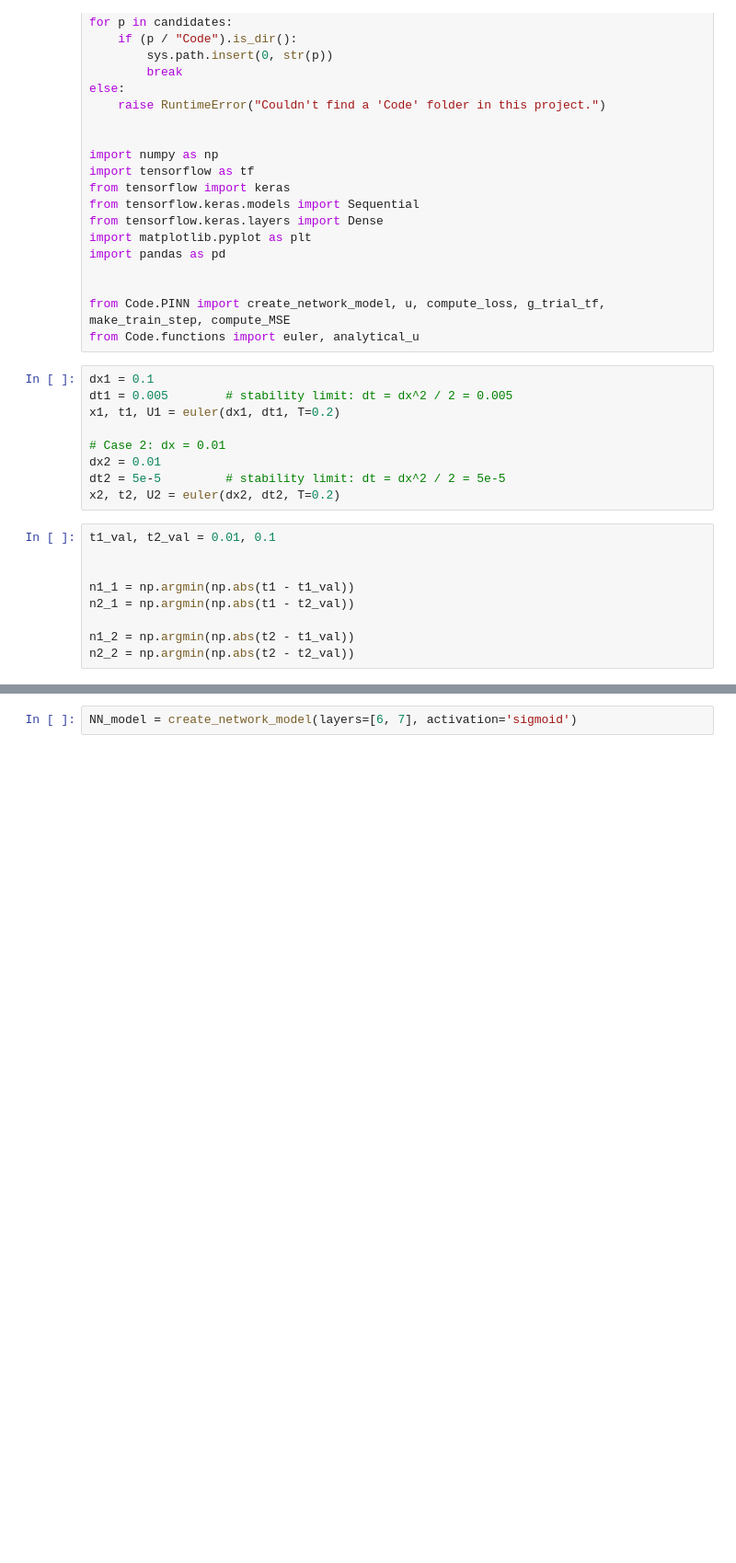
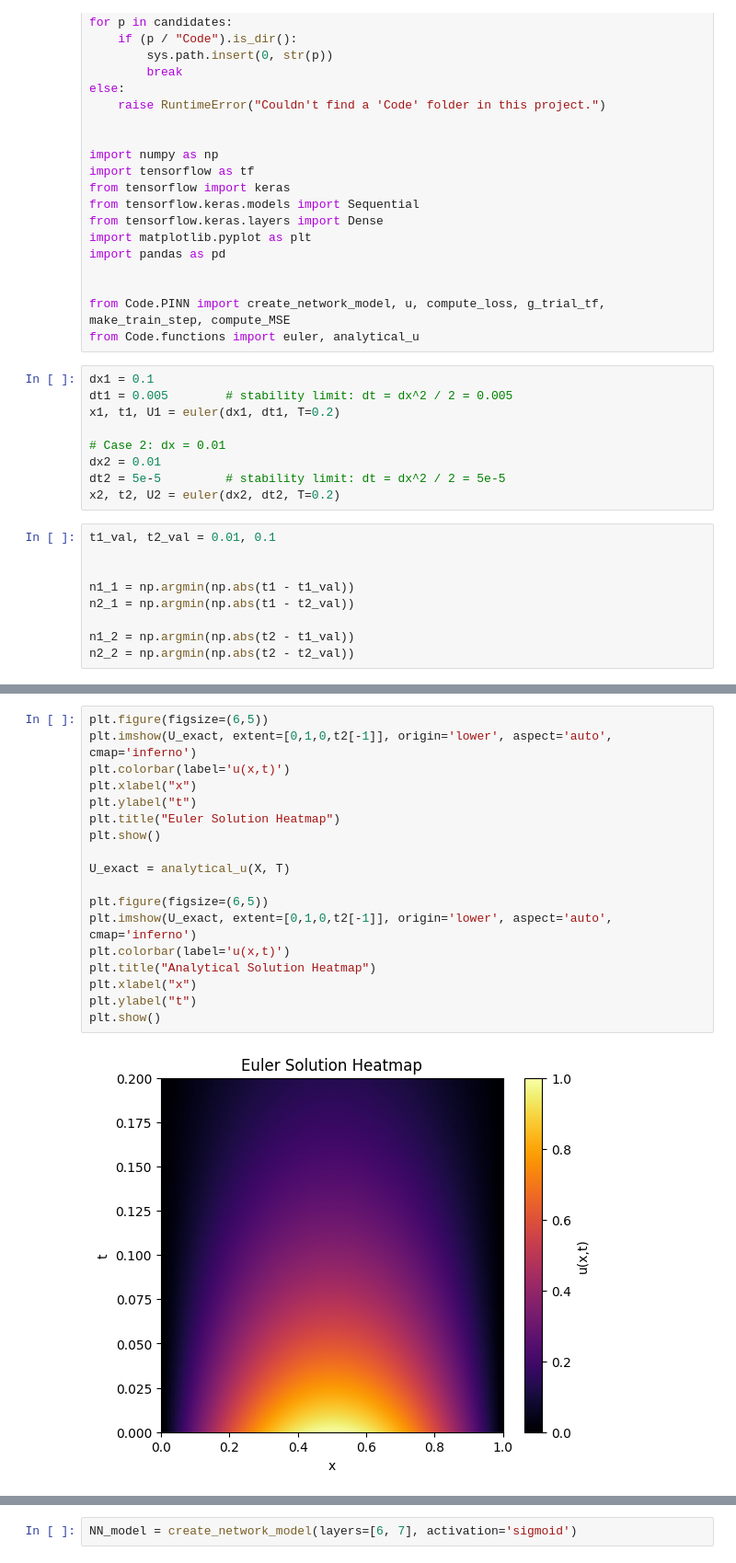
Before and after one commit to beateovl/FYS-STK4155-Project-3, a Jupyter notebook: Notebooks/initial_test.ipynb, the cells around one changed output, grey strips where cells are left out. Shown: that part at 92% size. Cells and saved outputs as stored; diff of their text form; blank space fills up the shorter version.

```diff
--- a/Notebooks/initial_test.ipynb
+++ b/Notebooks/initial_test.ipynb
@@ -71,0 +101,20 @@ plot_comparison(x2, U2, t2, n2_2, "dx = 0.01, t = t2 (almost linear)")
+# %%
+plt.figure(figsize=(6,5))
+plt.imshow(U_exact, extent=[0,1,0,t2[-1]], origin='lower', aspect='auto', cmap='inferno')
+plt.colorbar(label='u(x,t)')
+plt.xlabel("x")
+plt.ylabel("t")
+plt.title("Euler Solution Heatmap")
+plt.show()
+
+U_exact = analytical_u(X, T)
+
+plt.figure(figsize=(6,5))
+plt.imshow(U_exact, extent=[0,1,0,t2[-1]], origin='lower', aspect='auto', cmap='inferno')
+plt.colorbar(label='u(x,t)')
+plt.title("Analytical Solution Heatmap")
+plt.xlabel("x")
+plt.ylabel("t")
+plt.show()
+# %% [output]
+[figure, added]
```
Also changed, not shown: parts of 12 cells of this notebook, 10 other files.
